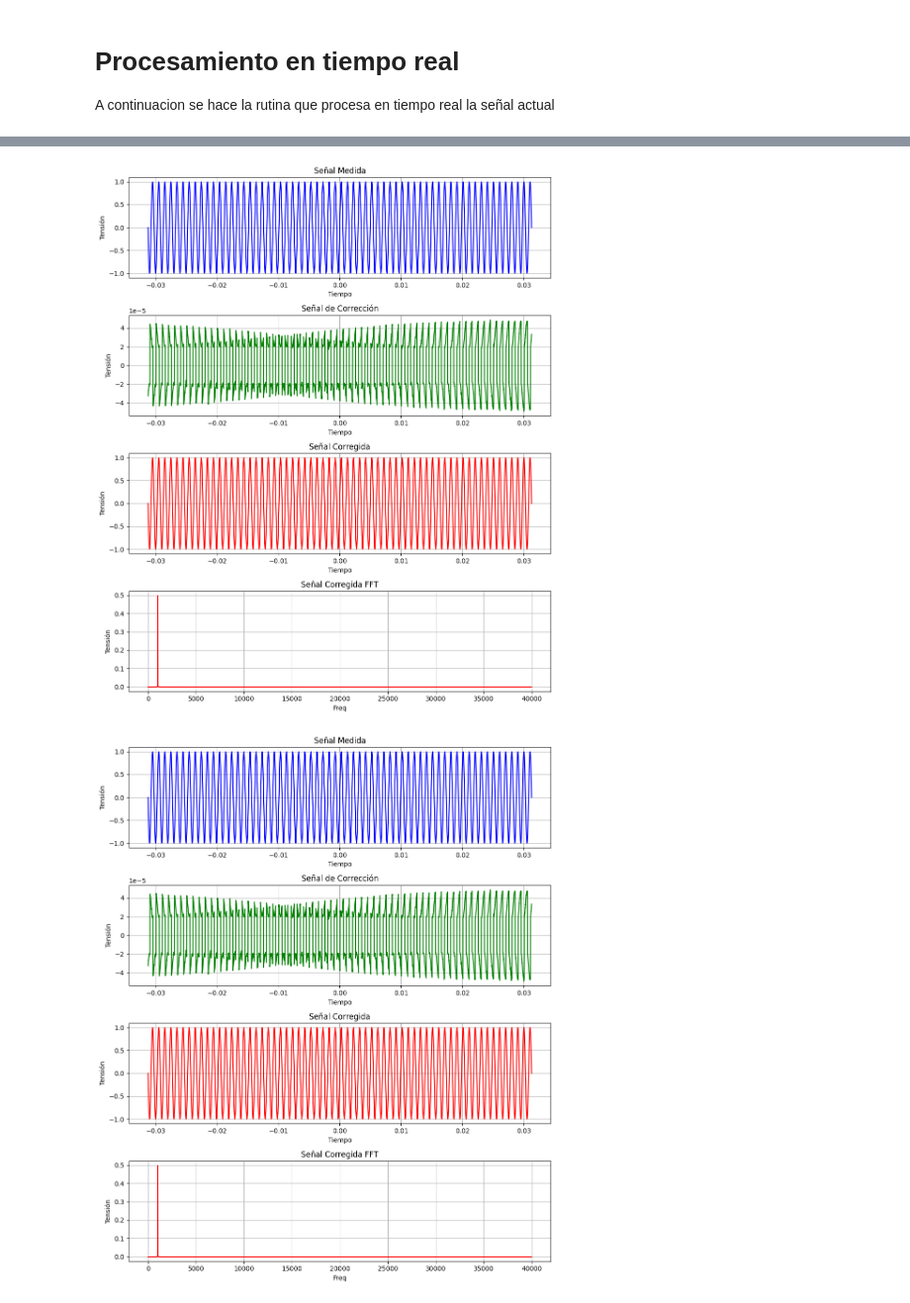
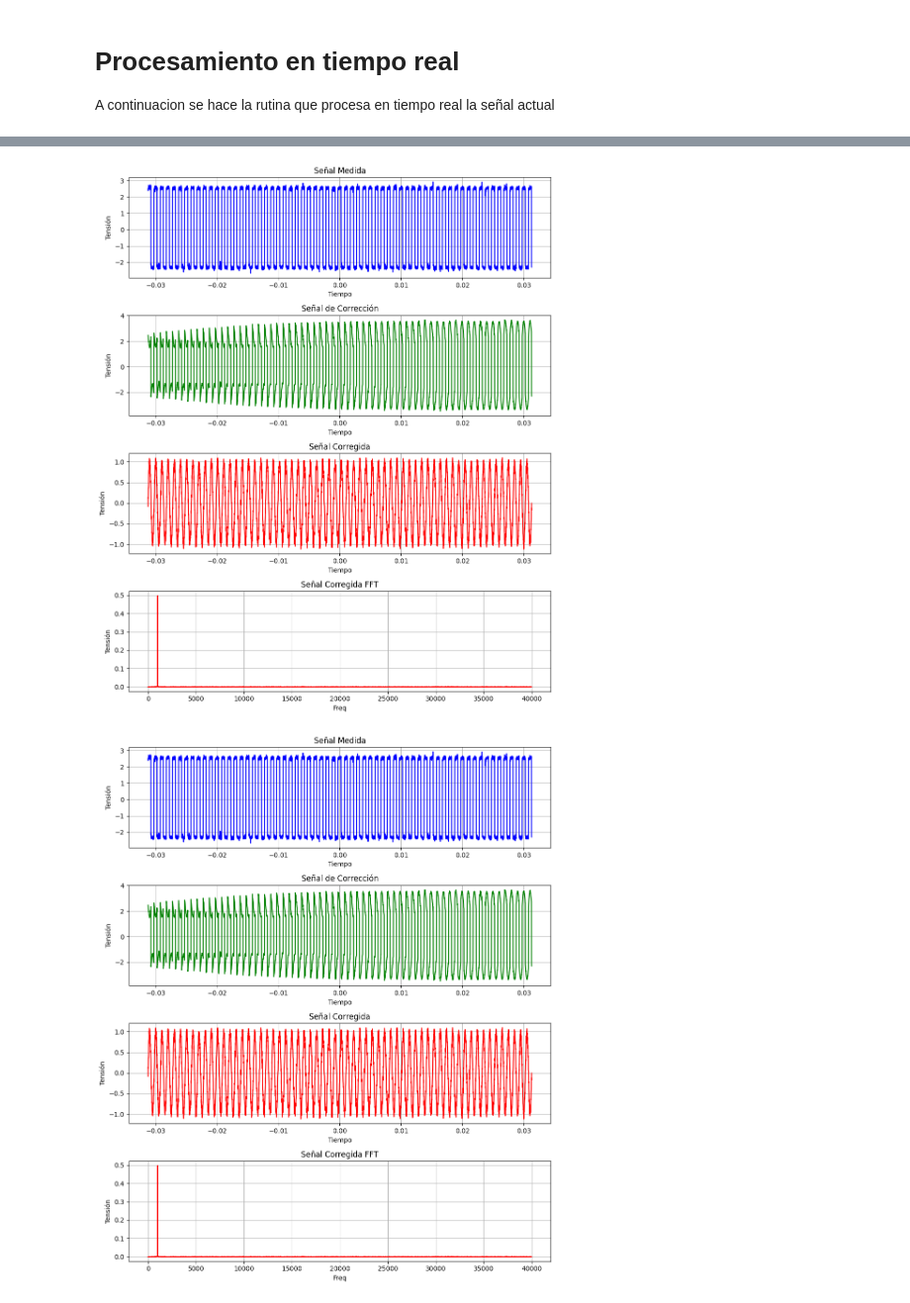
Before and after one commit to guidoglorioso/Project-Power_Electronics-Active_Filter_AHF, a Jupyter notebook: scripts/medicion tiempo real.ipynb, the cells around one changed output, grey strips where cells are left out. Shown at 99% size. Saved outputs shown, nothing was run; the diff lists cells and outputs as text; code cells hidden in the pictures.

```diff
--- a/scripts/medicion tiempo real.ipynb
+++ b/scripts/medicion tiempo real.ipynb
@@ -146,7 +148,7 @@ dev.set_trigger(CH1, EDGE, RISE, level='2.5v')
 
 # Función para actualizar el gráfico
 def update_plot():
-    fig, axs = plt.subplots(3, 1, figsize=(10, 12))
+    fig, axs = plt.subplots(4, 1, figsize=(10, 12))
     fig.subplots_adjust(hspace=0.5)
 
     while not stop_thread:
@@ -213,6 +206,4 @@ El esquema seria el siguiente
 # %%
-# NO ANDA
-
 K = 0.2 # CTE proporcional
 
 # Función para actualizar el gráfico
@@ -221,26 +212,27 @@ def update_plot():
     fig.subplots_adjust(hspace=0.5)
     # Tomo señal del osciloscopio, defino la frecuencia de samplig con fs. La señal que tomo es la corriente de linea
     time_signal, values_signal = get_signal(dev,fs)
-    output_signal = values_signal
+
     I_correccion = np.zeros(len(values_signal))
 
+    # Obtengo la fundamental a partir de la señal de corriente medida.
+    # TODO: La fundamental se deberia calcular periodicamente para comprobar cambios en la corriente activa.
 
-    # Obtengo la fundamental a partir de la señal de corriente medida.
-    # Considerar: la corriente debe ser inyectada en fase con la corriente. Si la inyecto en fase con la tension estoy corrigiendo
-    # el desfasaje entre tension y corriente. REVISAR ESTO. (¿Tengo que inyectar en fase con tension o con corriente?)
-    # TODO: conseguir fundamental a partir de filtrado
-    fundamental = get_fundamental_FFT(output_signal,time_signal,fs,f_esperada = 1e3)*K # Ajustar f_esperada, para nuestro caso seria 50hz
+    fundamental = get_fundamental_FFT(values_signal,time_signal,fs,f_esperada = 1e3)*K # Ajustar f_esperada, para nuestro caso seria 50hz
 
     while not stop_thread:
 
         # A la señal de entrada le agrego ruido (variaciones en la señal-)
-        input_signal = values_signal #+ np.random.uniform(-0.1, 0.1, len(output_signal)) # Agrego ruido a la señal.
+        input_signal = values_signal + np.random.uniform(-0.1, 0.1, len(values_signal)) # Agrego ruido a la señal.
+        # NOTA: enrealidad lo que uno mide es la señal corrigiendose. De forma que Como no tengo forma de
 
         # Señal de error
         output_signal = input_signal - I_correccion
 
-        # Señal de salida obtenida con una planta proporcional K
+        # Señal de entrada al algoritmo de deteccion de armonicos.
         input_algoritmo = output_signal * K
+
+        #NOTA: El factor K permite evitar que haya picos en la respuesta
 
 
         # Algoritmo para obtener la señal de correccion.
@@ -249,34 +241,32 @@ def update_plot():
         # TODO: Para inyectarla en la linea hay que comprobar la fase a partir de los cruces por cero.
         # Considerar: al inyectar la corriente en la linea se deberia "corregir" la corriente que medimos.
         # Si esto ocurre entonces una vez corregida, la medicion dara una corriente "en fase y sin armonicos", lo cual hara
         # que la proxima correccion no considere lo que ya corrigio. Habria que ir "sumando" las correcciones que se hacen
 
         values_correccion, _ = get_correccion(input_algoritmo,fundamental)
 
         I_correccion =  values_correccion + I_correccion
 
         # Ploteo las señales que se obtienen para ver resultados
-        # TODO: la señal corregida y la señal medida deberian ser las mismas puesto que ambas son lo que medimos
-        # por lo que habria que unificarlas. En este caso como la medida no se esta corrigiendo entonces no vemos que sean iguales
 
         plot_signals(time_signal,input_signal,I_correccion,output_signal,fs,axs,fig)
 
         time.sleep(1)
 
 
 # Variable para detener el thread
 stop_thread = False
 
 # Crear y empezar el thread
 thread = threading.Thread(target=update_plot)
 thread.start()
 
 # Simular la actualización de datos
 try:
     while True: time.sleep(1)
 except KeyboardInterrupt:
     stop_thread = True
     thread.join()
 # %% [output]
-[figure, old version]
+[figure, new version]
-[figure, old version]
+[figure, new version]
```
Also changed, not shown: parts of 9 cells of this notebook, 1 other file.
